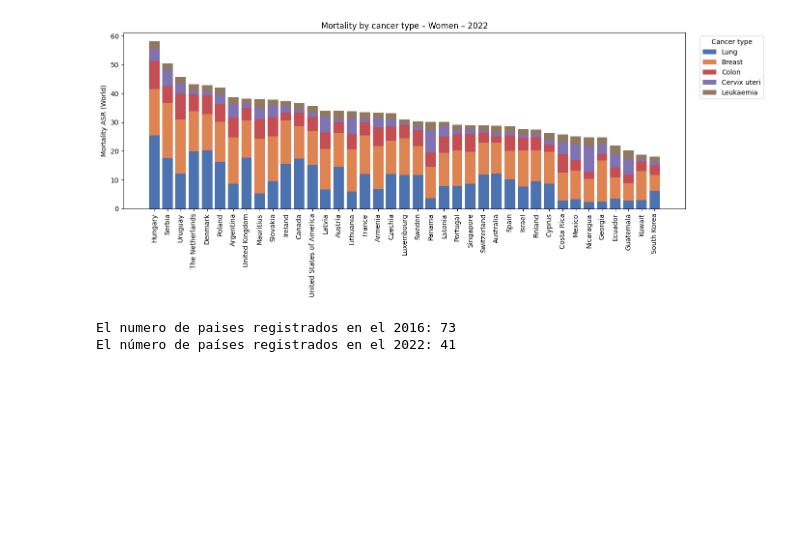
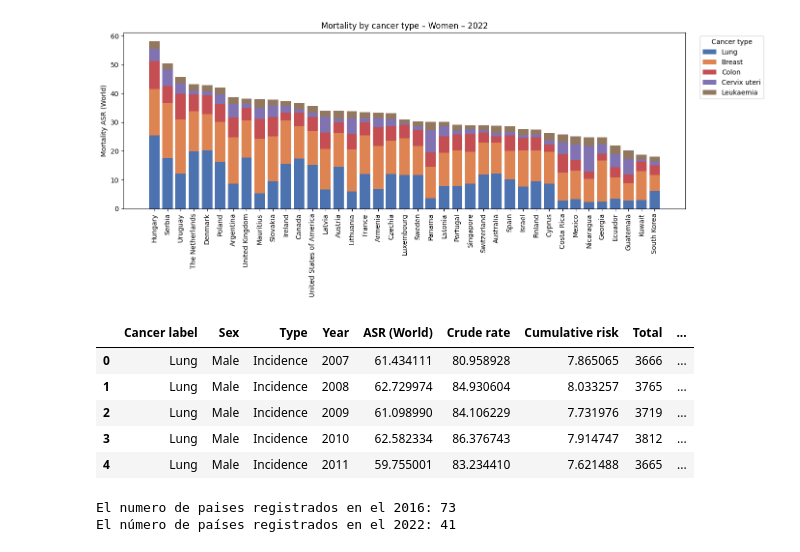
Before and after one commit to mehrerm/TFM, a Jupyter notebook: notebooks/01_load_and_clean_DIRAC.ipynb, the cells around one changed output. Cells and saved outputs as stored; diff of their text form; code cells hidden in the pictures; blank space fills up the shorter version.

```diff
--- a/notebooks/01_load_and_clean_DIRAC.ipynb
+++ b/notebooks/01_load_and_clean_DIRAC.ipynb
@@ -1393,6 +1500,15 @@ plot_stacked_mortality_by_sex(
 [figure]
 [figure]
 [figure]
+# %%
+df_merged.head()
+# %% [output]
+|  | Cancer label | Sex | Type | Year | ASR (World) | Crude rate | Cumulative risk | Total | ... |
+| 0 | Lung | Male | Incidence | 2007 | 61.434111 | 80.958928 | 7.865065 | 3666 | ... |
+| 1 | Lung | Male | Incidence | 2008 | 62.729974 | 84.930604 | 8.033257 | 3765 | ... |
+| 2 | Lung | Male | Incidence | 2009 | 61.098990 | 84.106229 | 7.731976 | 3719 | ... |
+| 3 | Lung | Male | Incidence | 2010 | 62.582334 | 86.376743 | 7.914747 | 3812 | ... |
+| 4 | Lung | Male | Incidence | 2011 | 59.755001 | 83.234410 | 7.621488 | 3665 | ... |
 # %%
 df_2016 = df_merged[df_merged["Year"] == 2016]
 df_2022 = df_merged[df_merged["Year"] == 2022]
```
Also changed, not shown: parts of 17 cells of this notebook.
